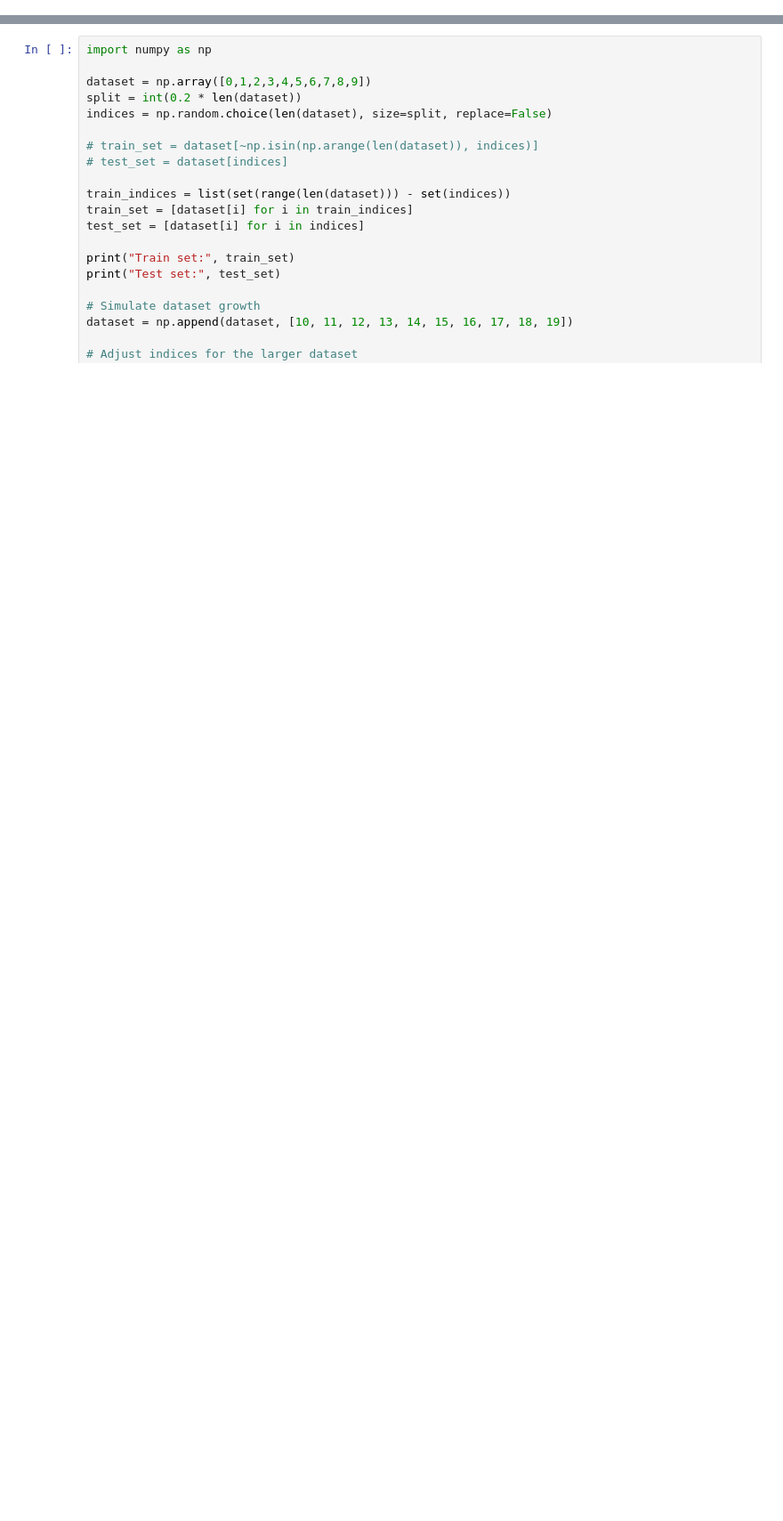
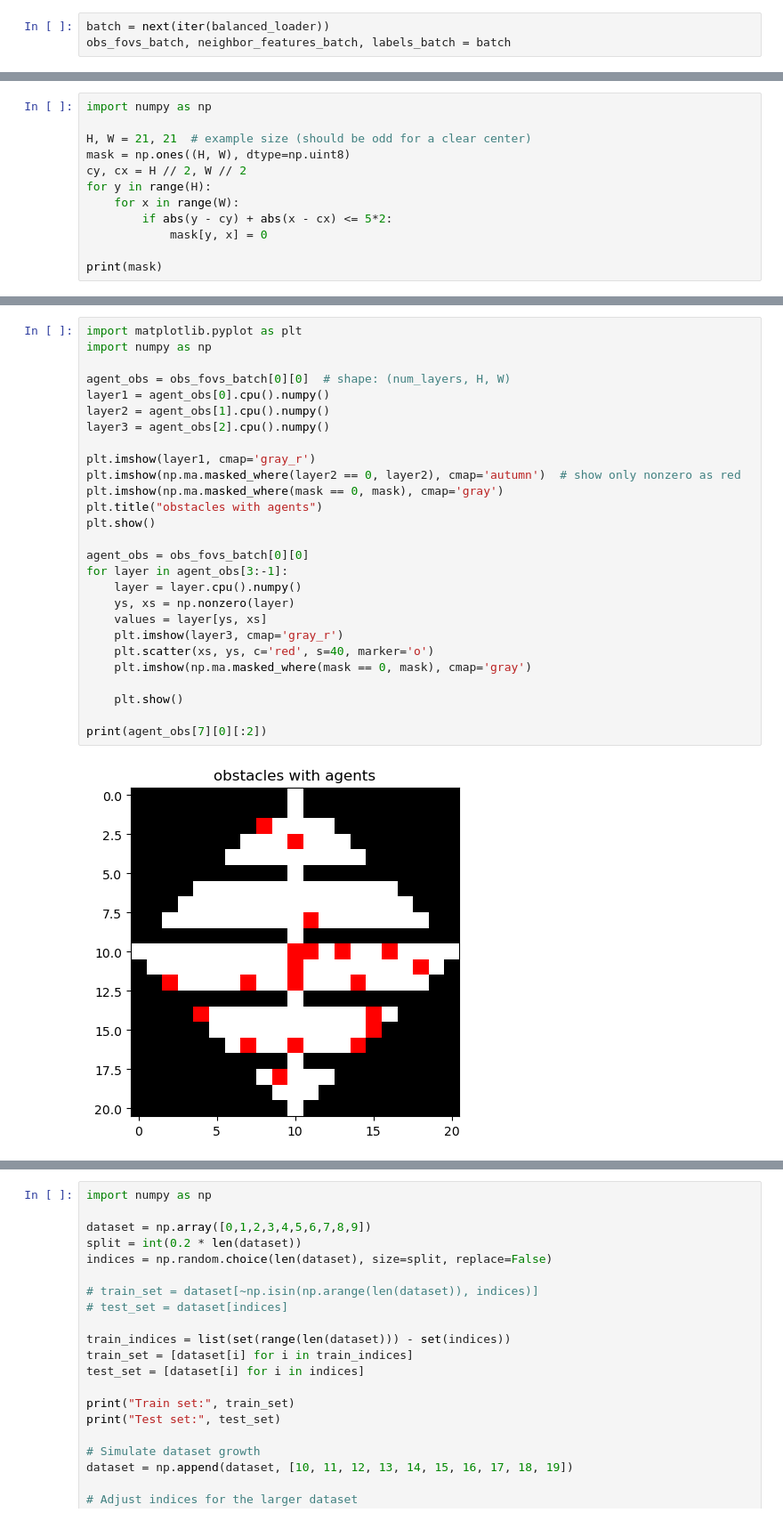
Before and after one commit to ervsam/congenial-lamp, a Jupyter notebook: DELETE.ipynb, the cells around one changed output, grey strips where cells are left out. Shown at 89% size. Saved outputs shown, nothing was run; the diff lists cells and outputs as text; blank space fills up the shorter version.

```diff
--- a/DELETE.ipynb
+++ b/DELETE.ipynb
@@ -0,0 +84,3 @@
+# %%
+batch = next(iter(balanced_loader))
+obs_fovs_batch, neighbor_features_batch, labels_batch = batch
@@ -0,0 +102,12 @@
+# %%
+import numpy as np
+
+H, W = 21, 21  # example size (should be odd for a clear center)
+mask = np.ones((H, W), dtype=np.uint8)
+cy, cx = H // 2, W // 2
+for y in range(H):
+    for x in range(W):
+        if abs(y - cy) + abs(x - cx) <= 5*2:
+            mask[y, x] = 0
+
+print(mask)
@@ -0,0 +132,29 @@
+# %%
+import matplotlib.pyplot as plt
+import numpy as np
+
+agent_obs = obs_fovs_batch[0][0]  # shape: (num_layers, H, W)
+layer1 = agent_obs[0].cpu().numpy()
+layer2 = agent_obs[1].cpu().numpy()
+layer3 = agent_obs[2].cpu().numpy()
+
+plt.imshow(layer1, cmap='gray_r')
+plt.imshow(np.ma.masked_where(layer2 == 0, layer2), cmap='autumn')  # show only nonzero as red
+plt.imshow(np.ma.masked_where(mask == 0, mask), cmap='gray')
+plt.title("obstacles with agents")
+plt.show()
+
+agent_obs = obs_fovs_batch[0][0]
+for layer in agent_obs[3:-1]:
+    layer = layer.cpu().numpy()
+    ys, xs = np.nonzero(layer)
+    values = layer[ys, xs]
+    plt.imshow(layer3, cmap='gray_r')
+    plt.scatter(xs, ys, c='red', s=40, marker='o')
+    plt.imshow(np.ma.masked_where(mask == 0, mask), cmap='gray')
+
+    plt.show()
+
+print(agent_obs[7][0][:2])
+# %% [output]
+[figure, added]
```
Also changed, not shown: parts of 8 cells of this notebook, 6 other files.
